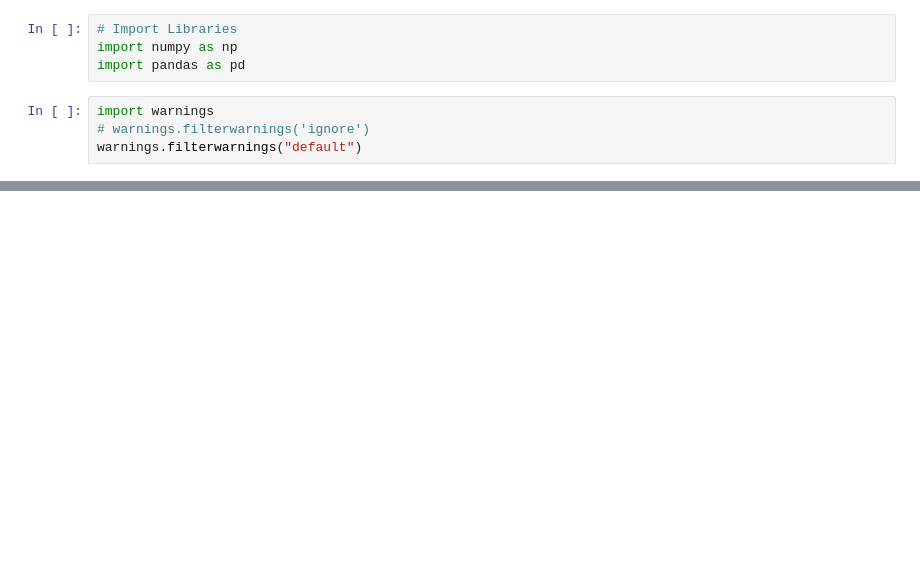
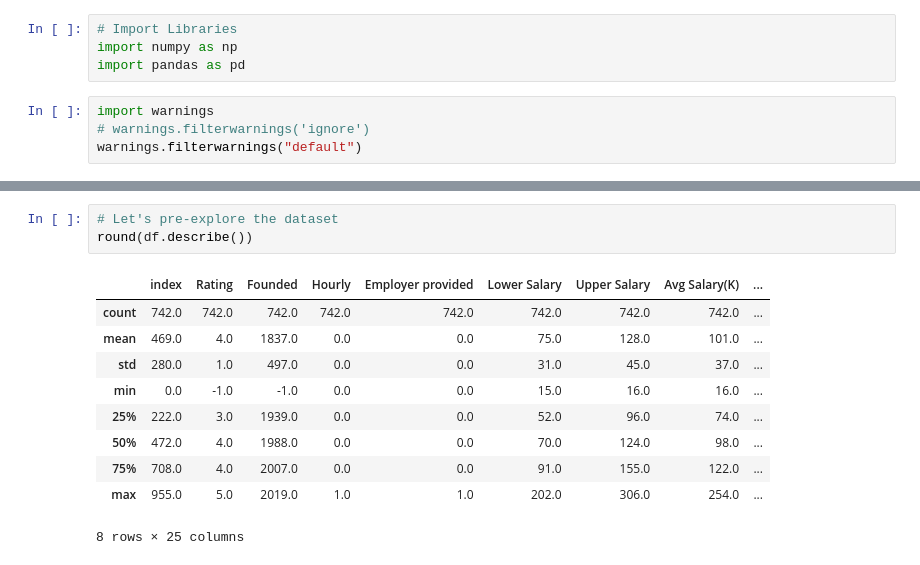
Before and after one commit to Javier-Alfonso-DS/S06_T01_Task_data_probabilities_and_statistics, a Jupyter notebook: S06_T01_Task_data_probabilities_and_statistics.ipynb, the cells around one changed output, grey strips where cells are left out. Drawn from its saved outputs; the diff is of its cells as text; blank space fills up the shorter version.

```diff
--- a/S06_T01_Task_data_probabilities_and_statistics.ipynb
+++ b/S06_T01_Task_data_probabilities_and_statistics.ipynb
@@ -50,0 +89,14 @@ df
+# %%
+# Let's pre-explore the dataset
+round(df.describe())
+# %% [output]
+|  | index | Rating | Founded | Hourly | Employer provided | Lower Salary | Upper Salary | Avg Salary(K) | ... |
+| count | 742.0 | 742.0 | 742.0 | 742.0 | 742.0 | 742.0 | 742.0 | 742.0 | ... |
+| mean | 469.0 | 4.0 | 1837.0 | 0.0 | 0.0 | 75.0 | 128.0 | 101.0 | ... |
+| std | 280.0 | 1.0 | 497.0 | 0.0 | 0.0 | 31.0 | 45.0 | 37.0 | ... |
+| min | 0.0 | -1.0 | -1.0 | 0.0 | 0.0 | 15.0 | 16.0 | 16.0 | ... |
+| 25% | 222.0 | 3.0 | 1939.0 | 0.0 | 0.0 | 52.0 | 96.0 | 74.0 | ... |
+| 50% | 472.0 | 4.0 | 1988.0 | 0.0 | 0.0 | 70.0 | 124.0 | 98.0 | ... |
+| 75% | 708.0 | 4.0 | 2007.0 | 0.0 | 0.0 | 91.0 | 155.0 | 122.0 | ... |
+| max | 955.0 | 5.0 | 2019.0 | 1.0 | 1.0 | 202.0 | 306.0 | 254.0 | ... |
+8 rows × 25 columns
```
Also changed, not shown: parts of 17 cells of this notebook, 1 other file.
